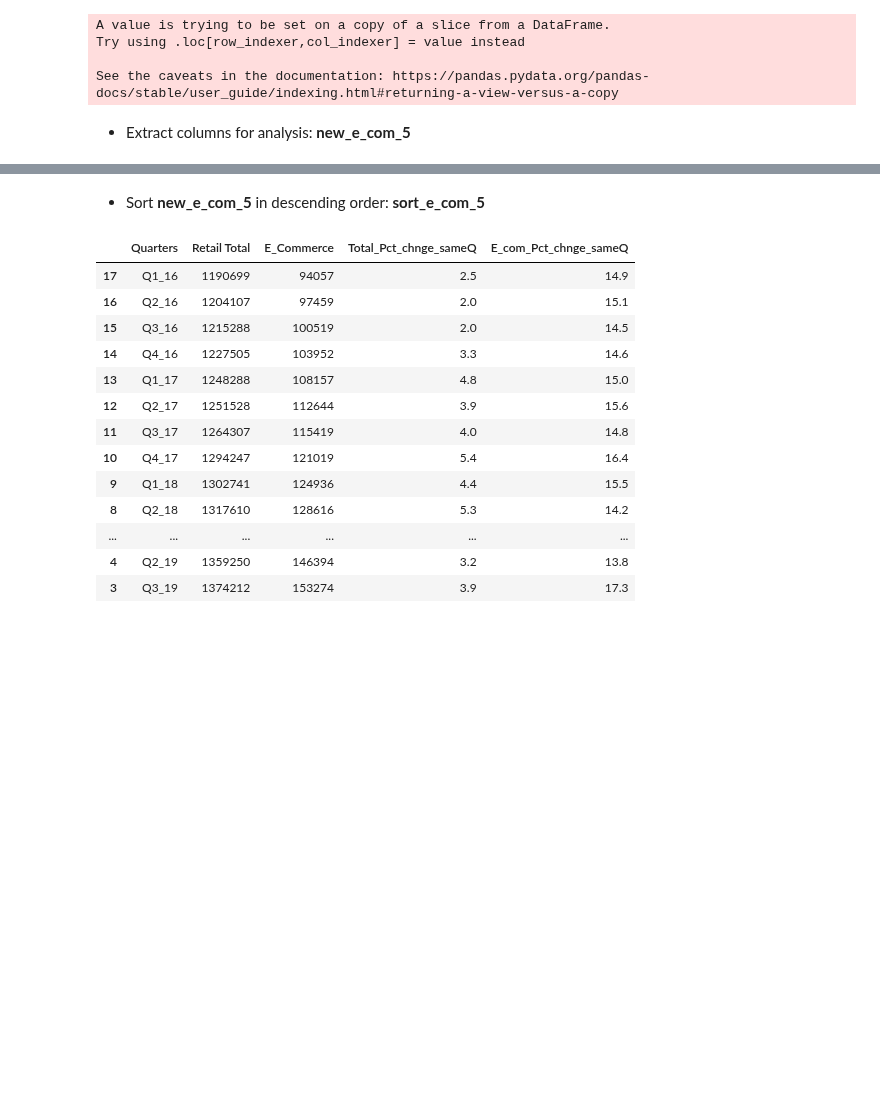
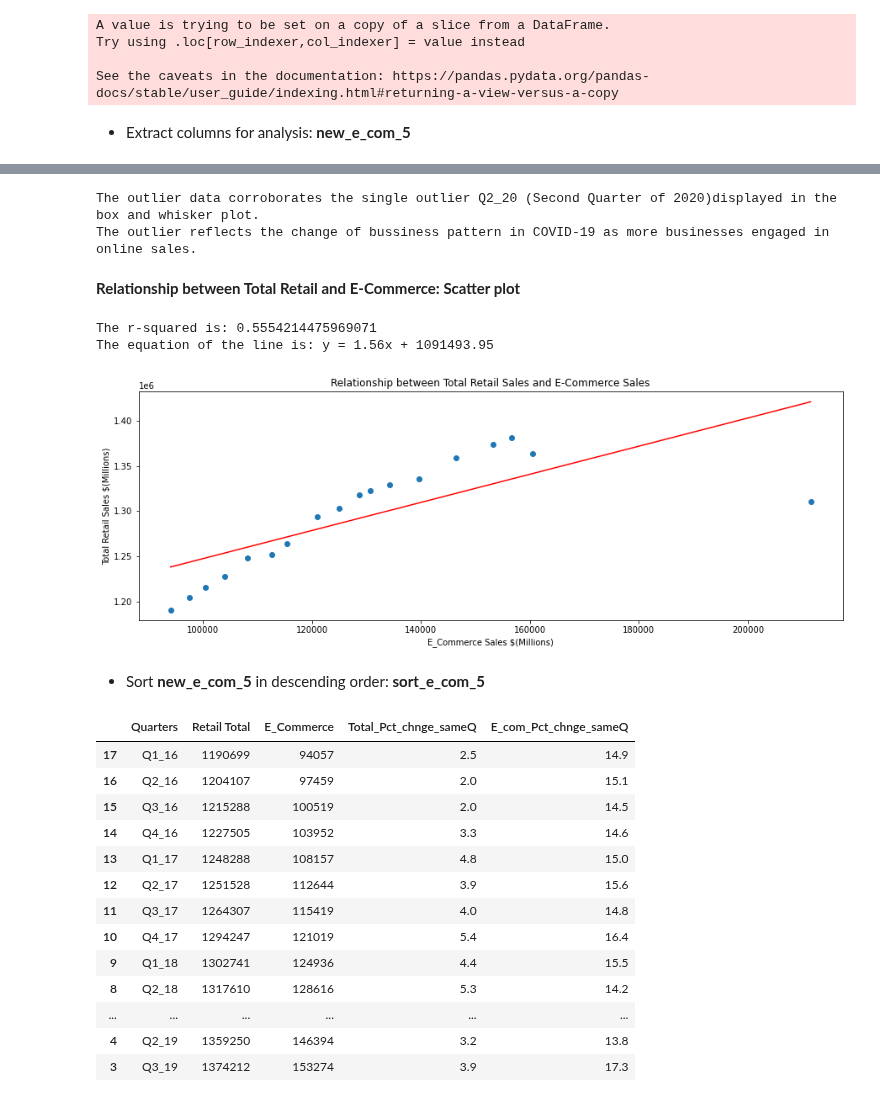
Before and after one commit to LenSin3/Conservatory-cvd19-retail, a Jupyter notebook: covid-retail.ipynb, the cells around one changed output, grey strips where cells are left out. Drawn from its saved outputs; the diff is of its cells as text; code cells hidden in the pictures; blank space fills up the shorter version.

```diff
--- a/covid-retail.ipynb
+++ b/covid-retail.ipynb
@@ -413,3 +507,34 @@ new_e_com_5 = e_com_5[['Quarters',  'Retail Total', 'E_Commerce', 'Total_Pct_chn
+# %%
+print("The outlier data corroborates the single outlier Q2_20 (Second Quarter of 2020)\
+displayed in the box and whisker plot.")
+print("The outlier reflects the change of bussiness pattern in COVID-19 as more businesses engaged in online sales.")
+# %% [output]
+The outlier data corroborates the single outlier Q2_20 (Second Quarter of 2020)displayed in the box and whisker plot.
+The outlier reflects the change of bussiness pattern in COVID-19 as more businesses engaged in online sales.
+# %% [markdown]
+**Relationship between Total Retail and E-Commerce: Scatter plot**
+# %%
+x_values = new_e_com_5['E_Commerce']
+y_values = new_e_com_5['Retail Total']
+
+
+
+(slope, intercept, rvalue, pvalue, stderr) = linregress(x_values, y_values)
+regress_values = x_values * slope + intercept
+line_eq = "y = " + str(round(slope,2)) + "x + " + str(round(intercept,2))
+plt.scatter(x_values, y_values)
+plt.plot(x_values,regress_values,"r-")
+
+plt.xlabel('E_Commerce Sales $(Millions)')
+plt.ylabel('Total Retail Sales $(Millions)')
+plt.title('Relationship between Total Retail Sales and E-Commerce Sales')
+print(f"The r-squared is: {rvalue**2}")
+print(f"The equation of the line is: {line_eq}")
+plt.show()
+# %% [output]
+The r-squared is: 0.5554214475969071
+The equation of the line is: y = 1.56x + 1091493.95
+[figure, added]
 # %% [markdown]
 - Sort **new_e_com_5** in descending order: **sort_e_com_5**
 # %%
```
Also changed, not shown: parts of 13 cells of this notebook.
